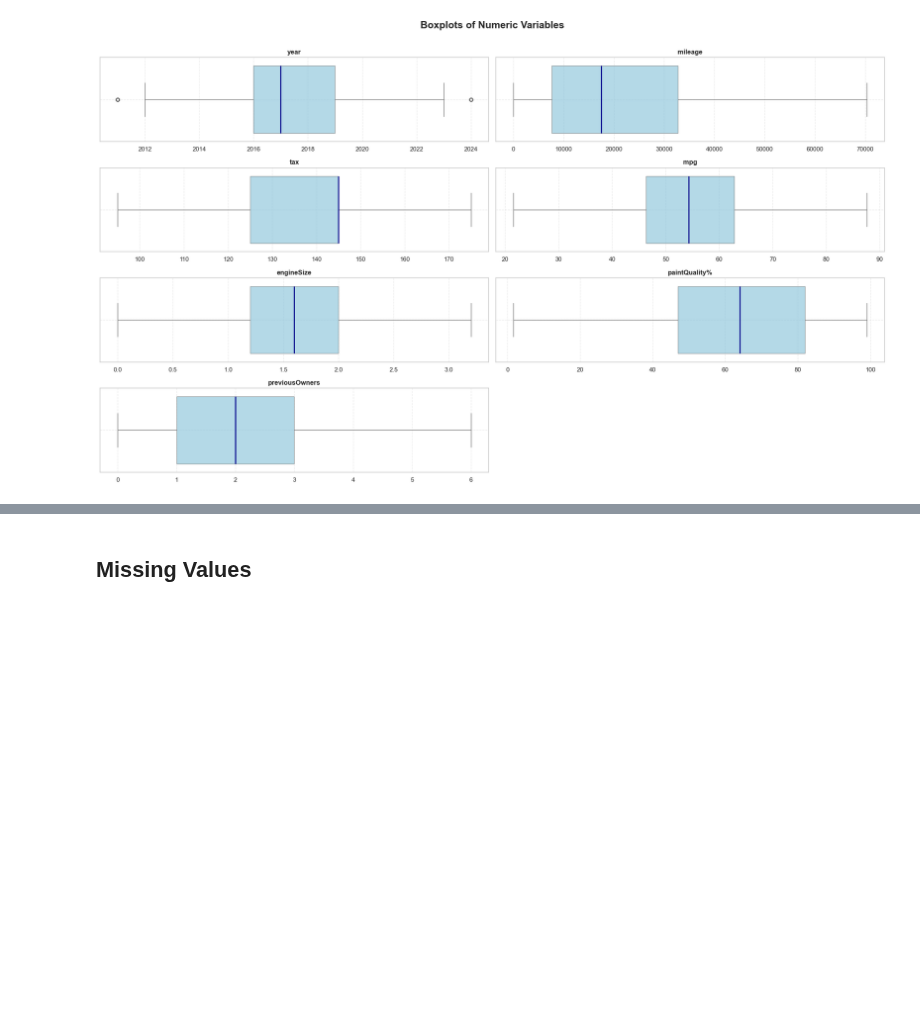
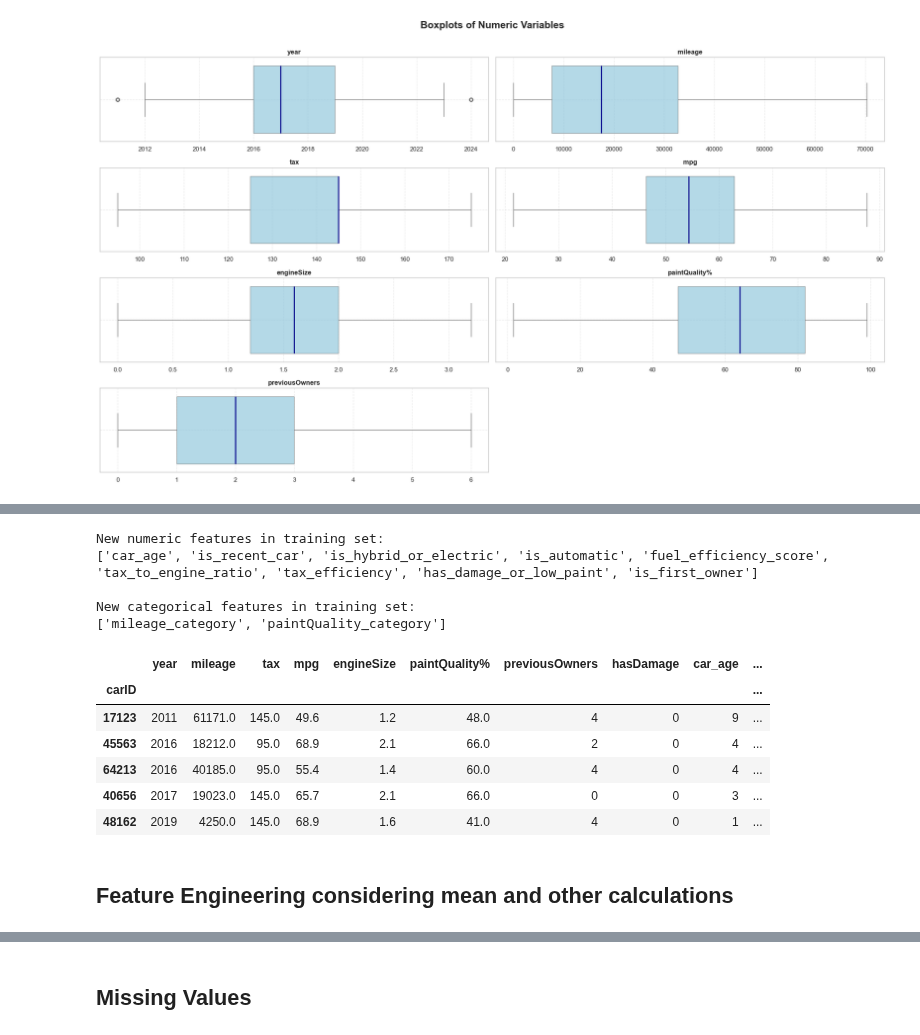
Before and after one commit to mariamiguel720/Machine-Learning-Project-25-26, a Jupyter notebook: notebooks/Data Preprocessing.ipynb, the cells around one changed output, grey strips where cells are left out. Cells and saved outputs as stored; diff of their text form; code cells hidden in the pictures; blank space fills up the shorter version.

```diff
--- a/notebooks/Data Preprocessing.ipynb
+++ b/notebooks/Data Preprocessing.ipynb
@@ -728,0 +694,51 @@ plt.show()
+# %%
+# --- Combine, Transform, and Split Back ---
+
+# List of datasets for easier iteration
+datasets_num = [X_num_train, X_num_val, X_num_test]
+datasets_cat = [X_cat_train, X_cat_val, X_cat_test]
+
+# Save original columns for comparison
+original_num_cols = X_num_train.columns.tolist()
+original_cat_cols = X_cat_train.columns.tolist()
+
+for i, (X_num, X_cat) in enumerate(zip(datasets_num, datasets_cat)): # zip to iterate over both numeric and categorical datasets
+    # Combine numeric and categorical features
+    X_combined = pd.concat([X_num, X_cat], axis=1)
+
+    # Apply feature engineering
+    X_fe = apply_feature_engineering(X_combined)
+
+    # Split back into numeric and categorical
+    datasets_num[i] = X_fe.select_dtypes(include=np.number)   # numeric features
+    datasets_cat[i] = X_fe.select_dtypes(exclude=np.number)   # categorical features
+
+# Update original datasets
+X_num_train, X_num_val, X_num_test = datasets_num
+X_cat_train, X_cat_val, X_cat_test = datasets_cat
+
+# Inspect new features
+new_num_features = [col for col in X_num_train.columns if col not in original_num_cols and col != "hasDamage"]
+new_cat_features = [col for col in X_cat_train.columns if col not in original_cat_cols]
+
+print("New numeric features in training set:")
+print(new_num_features)
+
+print("\nNew categorical features in training set:")
+print(new_cat_features)
+# %% [output]
+New numeric features in training set:
+['car_age', 'is_recent_car', 'is_hybrid_or_electric', 'is_automatic', 'fuel_efficiency_score', 'tax_to_engine_ratio', 'tax_efficiency', 'has_damage_or_low_paint', 'is_first_owner']
+
+New categorical features in training set:
+['mileage_category', 'paintQuality_category']
+# %%
+X_num_train.head()
+# %% [output]
+|  | year | mileage | tax | mpg | engineSize | paintQuality% | previousOwners | hasDamage | car_age | ... |
+| carID |  |  |  |  |  |  |  |  |  | ... |
+| 17123 | 2011 | 61171.0 | 145.0 | 49.6 | 1.2 | 48.0 | 4 | 0 | 9 | ... |
+| 45563 | 2016 | 18212.0 | 95.0 | 68.9 | 2.1 | 66.0 | 2 | 0 | 4 | ... |
+| 64213 | 2016 | 40185.0 | 95.0 | 55.4 | 1.4 | 60.0 | 4 | 0 | 4 | ... |
+| 40656 | 2017 | 19023.0 | 145.0 | 65.7 | 2.1 | 66.0 | 0 | 0 | 3 | ... |
+| 48162 | 2019 | 4250.0 | 145.0 | 68.9 | 1.6 | 41.0 | 4 | 0 | 1 | ... |
@@ -728,0 +747,2 @@ plt.show()
+# %% [markdown]
+## Feature Engineering considering mean and other calculations
```
Also changed, not shown: parts of 64 cells of this notebook.
